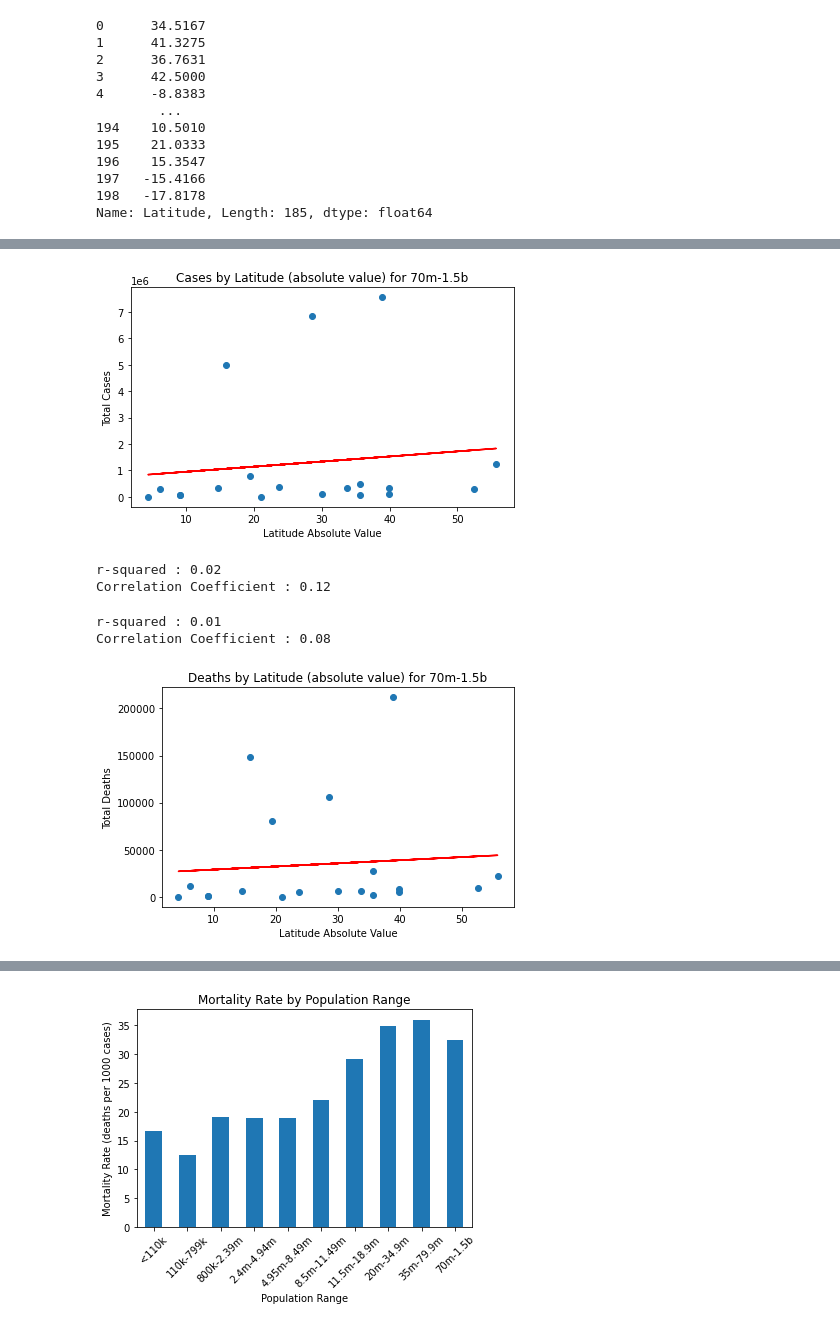
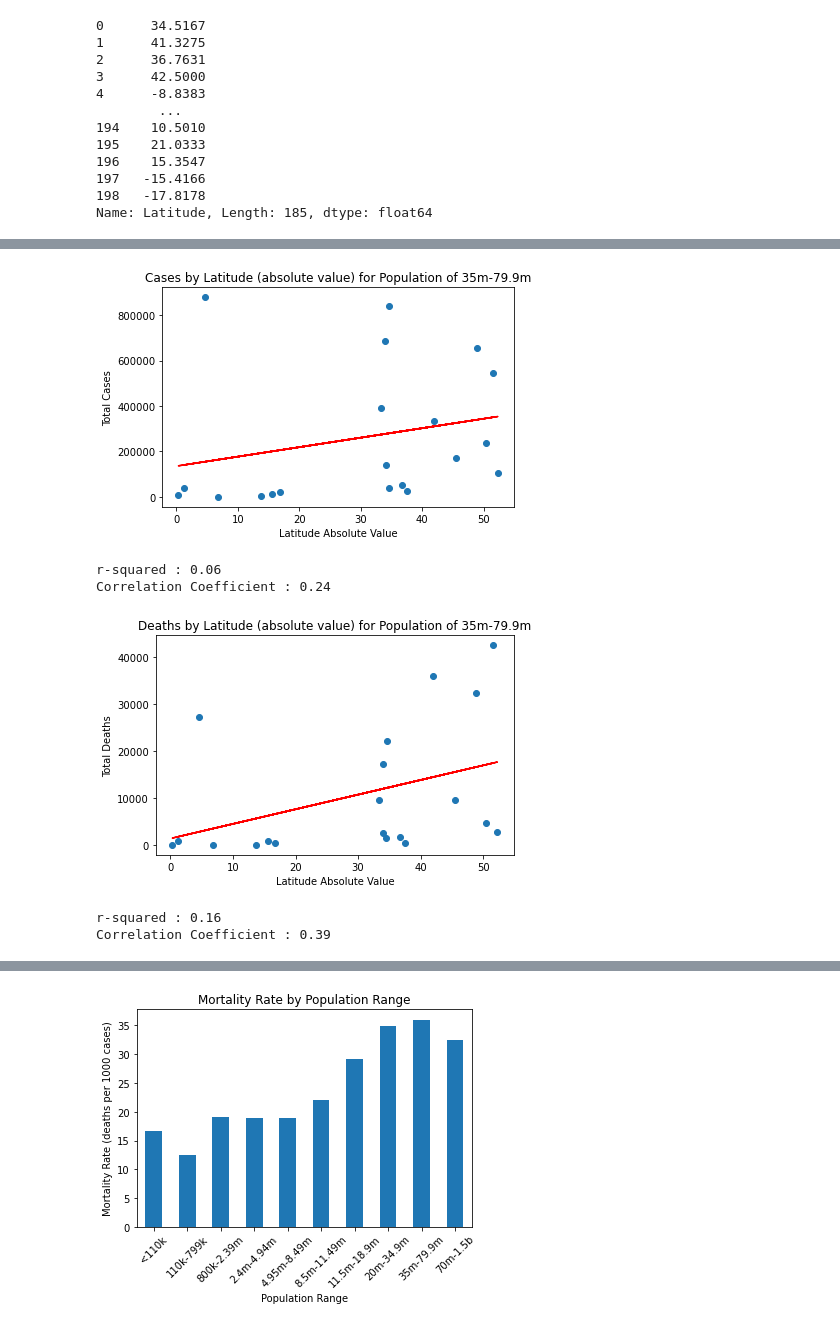
Before and after one commit to AustinRCole/COVID_Lat_GDP_analysis, a Jupyter notebook: Second Question Analysis.ipynb, the cells around one changed output, grey strips where cells are left out. Drawn from its saved outputs; the diff is of its cells as text; code cells hidden in the pictures.

```diff
--- a/Second Question Analysis.ipynb
+++ b/Second Question Analysis.ipynb
@@ -63,7 +63,7 @@ subset['Latitude'].astype(float)
 198   -17.8178
 Name: Latitude, Length: 185, dtype: float64
 # %%
-pop_range = '70m-1.5b'
+pop_range = '35m-79.9m'
 
 group = subset.loc[(subset['Population Range'] == f'{pop_range}')]
 group_lat = group['Latitude'].sort_values()
@@ -154,28 +238,29 @@ Correlation Coefficient : 0.01
 # %%
 plt.scatter(group_lat_abs, group_cases)
 plt.xlabel('Latitude Absolute Value')
 plt.ylabel('Total Cases')
-plt.title(f'Cases by Latitude (absolute value) for {pop_range}')
+plt.title(f'Cases by Latitude (absolute value) for Population of {pop_range}')
 
 
 slope, intercept, r, p, std_err = st.linregress(group_lat_abs, group_cases)
 fit = slope * group_lat_abs + intercept
 plt.plot(group_lat_abs,fit,color='r')
 
 plt.tight_layout()
+plt.savefig('cases by lat - 35m+.png')
 plt.show()
 
 print(f"r-squared : {(round(r**2,2))}")
 print(f"Correlation Coefficient : {round(st.pearsonr(group_lat_abs,group_cases)[0],2)}")
 # %% [output]
-[figure, old version]
+[figure, new version]
-r-squared : 0.02
-Correlation Coefficient : 0.12
+r-squared : 0.06
+Correlation Coefficient : 0.24
 # %%
 plt.scatter(group_lat_abs, group_deaths)
 plt.xlabel('Latitude Absolute Value')
 plt.ylabel('Total Deaths')
-plt.title(f'Deaths by Latitude (absolute value) for {pop_range}')
+plt.title(f'Deaths by Latitude (absolute value) for Population of {pop_range}')
 
 
 slope, intercept, r, p, std_err = st.linregress(group_lat_abs, group_deaths)
@@ -184,15 +269,16 @@ plt.plot(group_lat_abs,fit,color='r')
 
 
 plt.tight_layout()
+plt.savefig('deaths by lat - 35m+.png')
 plt.show()
 
 
 print(f"r-squared : {(round(r**2,2))}")
 print(f"Correlation Coefficient : {round(st.pearsonr(group_lat_abs,group_deaths)[0],2)}")
 # %% [output]
+[figure, new version]
-r-squared : 0.01
-Correlation Coefficient : 0.08
+r-squared : 0.16
+Correlation Coefficient : 0.39
-[figure, old version]
 # %%
 plt.scatter(group_lat_abs, group_dp1k)
 plt.xlabel('Latitude Absolute Value')
```
Also changed, not shown: parts of 8 cells of this notebook, 32 other files.
